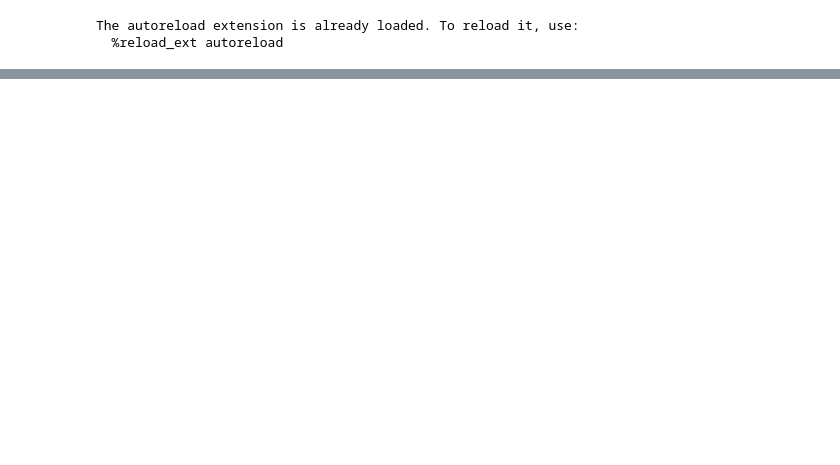
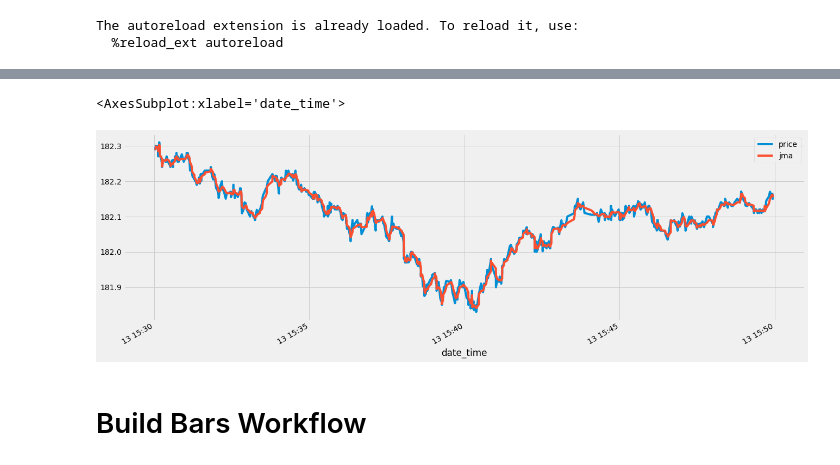
Before and after one commit to bobcolner/pandas-polygon, a Jupyter notebook: nb_notebook.ipynb, the cells around one changed output, grey strips where cells are left out. Saved outputs shown, nothing was run; the diff lists cells and outputs as text; code cells hidden in the pictures; blank space fills up the shorter version.

```diff
--- a/nb_notebook.ipynb
+++ b/nb_notebook.ipynb
@@ -116,2 +142,12 @@ ft.jma_filter_df(tdf, 'price', length=5, power=1, expand=False)[['price', 'price
+# %%
+# Fixed JMA
+
+ft.jma_filter_df(dfc, col='price', length=7, power=2)[['price', 'jma']].plot()
+# .plot_bokeh(sizing_mode="scale_height")
+# %% [output]
+<AxesSubplot:xlabel='date_time'>
+[figure, added]
+# %% [markdown]
+# Build Bars Workflow
 # %%
 ray.init(ignore_reinit_error=True, num_cpus=4, dashboard_port=8080)
```
Also changed, not shown: parts of 18 cells of this notebook, 6 other files.
